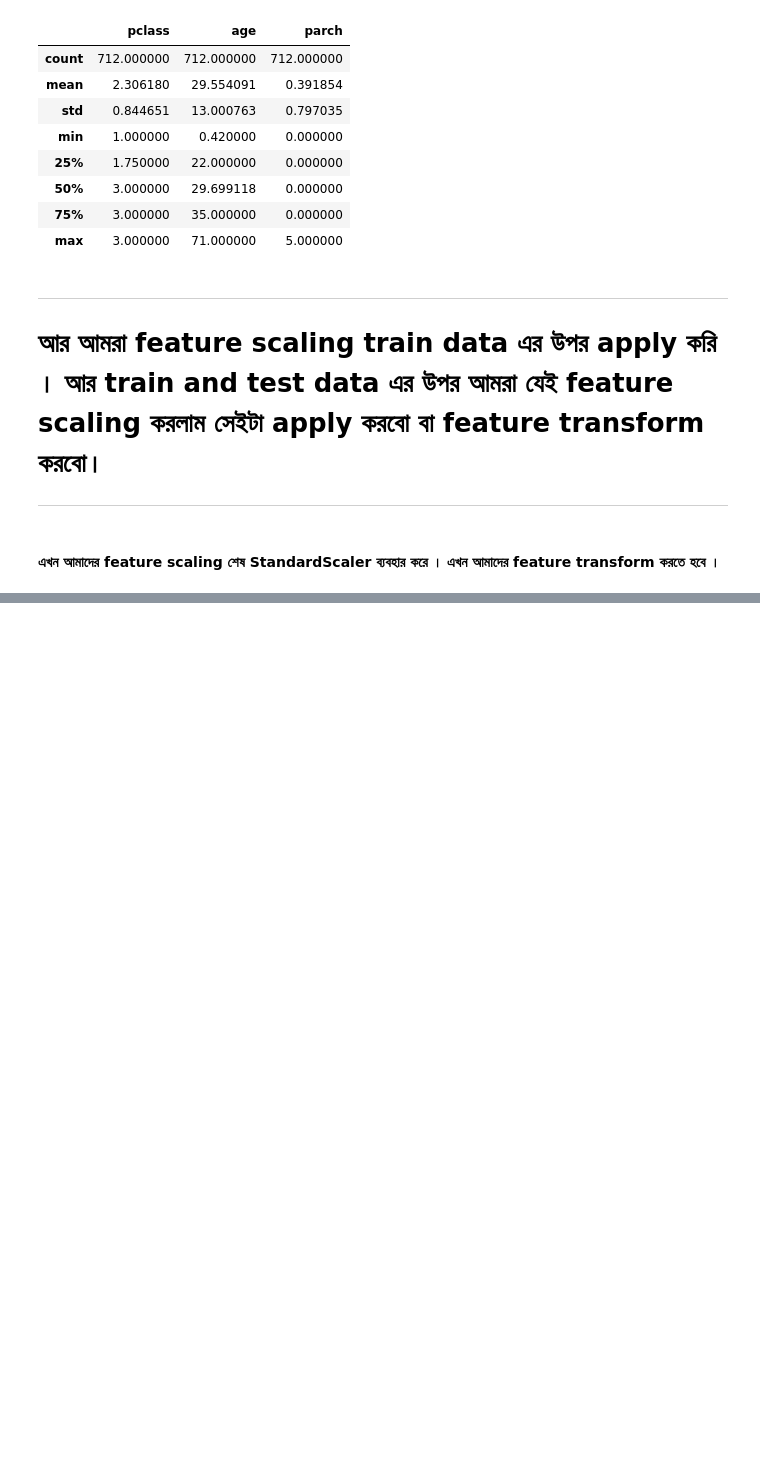
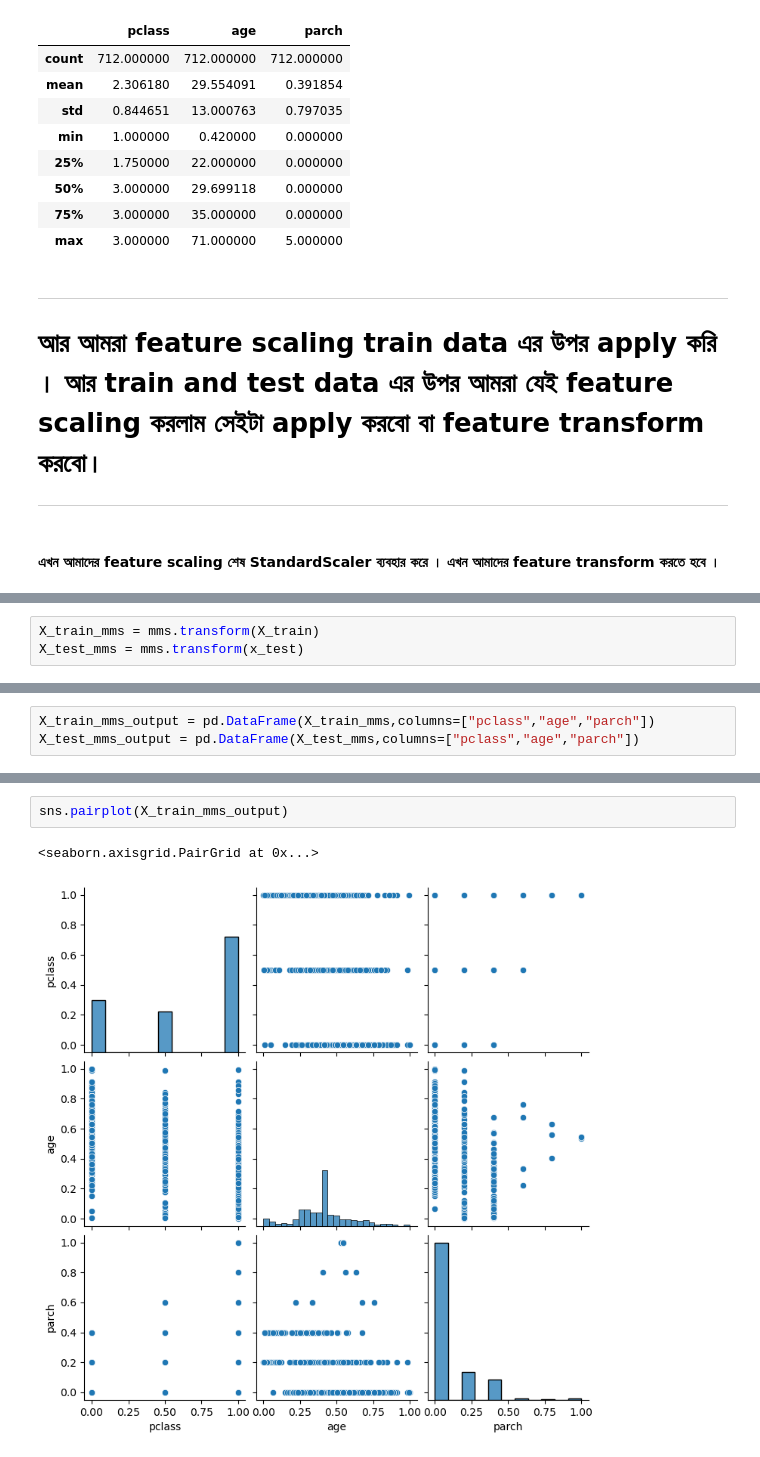
Before and after one commit to yasin-arafat-05/jupyterNotebook, a Jupyter notebook: DataPrepossingAndFeatureEngg/16_Standardization_Normalization(feature_scaling).ipynb, the cells around one changed output, grey strips where cells are left out. Saved outputs shown, nothing was run; the diff lists cells and outputs as text; blank space fills up the shorter version.

```diff
--- a/DataPrepossingAndFeatureEngg/16_Standardization_Normalization(feature_scaling).ipynb
+++ b/DataPrepossingAndFeatureEngg/16_Standardization_Normalization(feature_scaling).ipynb
@@ -242,0 +335,3 @@ X_test = sc.transform(x_test)
+# %%
+X_train_mms = mms.transform(X_train)
+X_test_mms = mms.transform(x_test)
@@ -242,0 +348,3 @@ X_test = sc.transform(x_test)
+# %%
+X_train_mms_output = pd.DataFrame(X_train_mms,columns=["pclass","age","parch"])
+X_test_mms_output = pd.DataFrame(X_test_mms,columns=["pclass","age","parch"])
@@ -242,0 +395,5 @@ X_test = sc.transform(x_test)
+# %%
+sns.pairplot(X_train_mms_output)
+# %% [output]
+<seaborn.axisgrid.PairGrid at 0x...>
+[figure, added]
```
Also changed, not shown: parts of 20 cells of this notebook.
